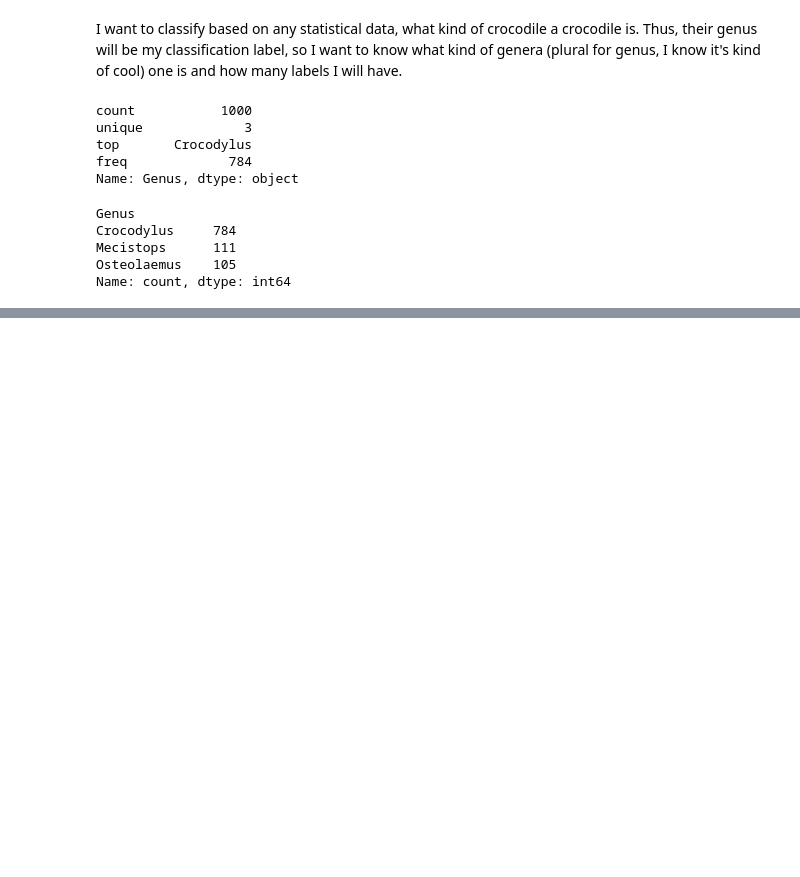
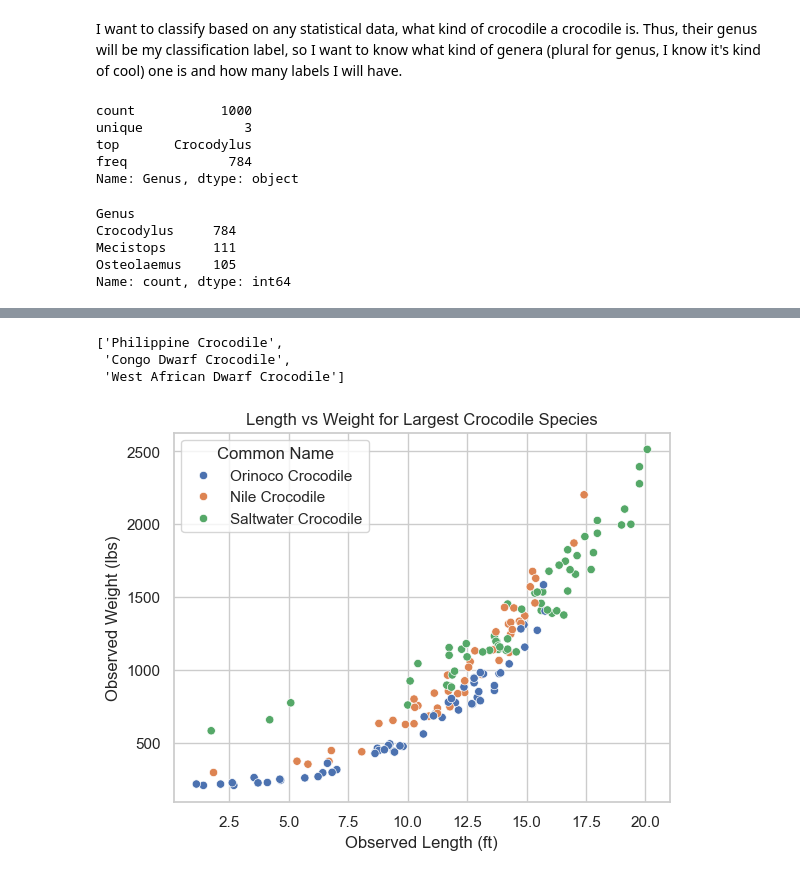
Before and after one commit to adriankUSA/portfolio, a Jupyter notebook: crocodile_classification/classifying_crocodiles.ipynb, the cells around one changed output, grey strips where cells are left out. Cells and saved outputs as stored; diff of their text form; code cells hidden in the pictures; blank space fills up the shorter version.

```diff
--- a/crocodile_classification/classifying_crocodiles.ipynb
+++ b/crocodile_classification/classifying_crocodiles.ipynb
@@ -127,0 +297,6 @@ Okay, sweet, I have 3 Genera:
+# %%
+features = ["Observed Length (ft)", "Observed Weight (lbs)", "Age Class", "Sex", "Habitat Type"]
+
+
+crocodile_data_cleaned = crocodile_data[["Scientific Name"] + ["Common Name"] + features]
+crocodile_data_cleaned.head()
@@ -127,0 +387,3 @@ Okay, sweet, I have 3 Genera:
+# %%
+species_by_length = crocodile_data_cleaned.groupby("Common Name")["Observed Length (ft)"].max().sort_values(ascending=False)
+species_by_length
@@ -127,0 +413,6 @@ Okay, sweet, I have 3 Genera:
+# %%
+largest_three_species = species_by_length.head(3).index.tolist()
+smallest_three_species = species_by_length.tail(3).index.tolist()
+# %%
+big_crocs = crocodile_data_cleaned[crocodile_data_cleaned["Common Name"].isin(largest_three_species)]
+big_crocs
@@ -127,0 +433,18 @@ Okay, sweet, I have 3 Genera:
+# %%
+small_crocs = crocodile_data_cleaned[crocodile_data_cleaned["Common Name"].isin(smallest_three_species)]
+smallest_three_species
+# %% [output]
+['Philippine Crocodile',
+ 'Congo Dwarf Crocodile',
+ 'West African Dwarf Crocodile']
+# %%
+sns.scatterplot(
+    data=big_crocs,
+    x="Observed Length (ft)",
+    y="Observed Weight (lbs)",
+    hue="Common Name"
+)
+plt.title("Length vs Weight for Largest Crocodile Species")
+plt.show()
+# %% [output]
+[figure, added]
```
Also changed, not shown: parts of 34 cells of this notebook, 2 other files.
